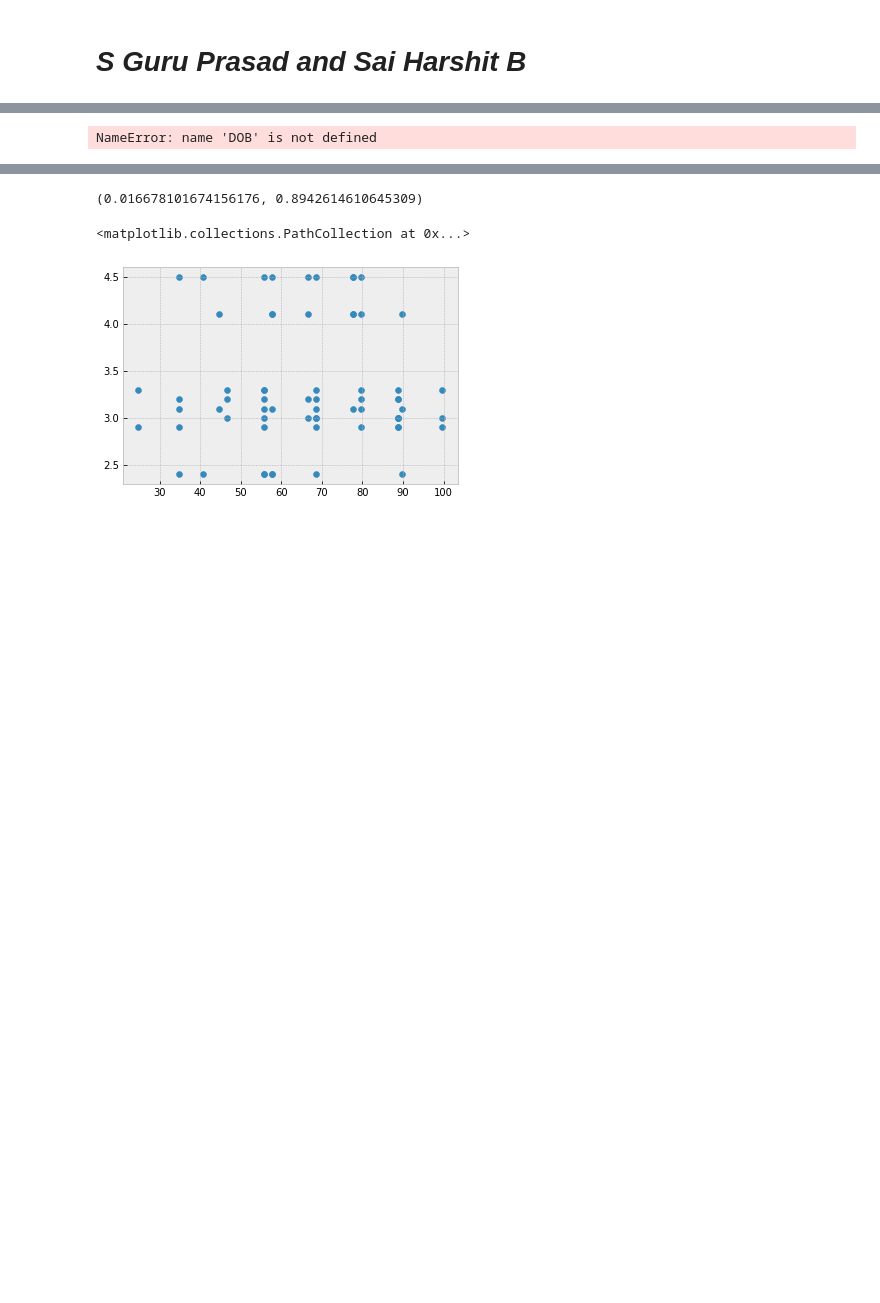
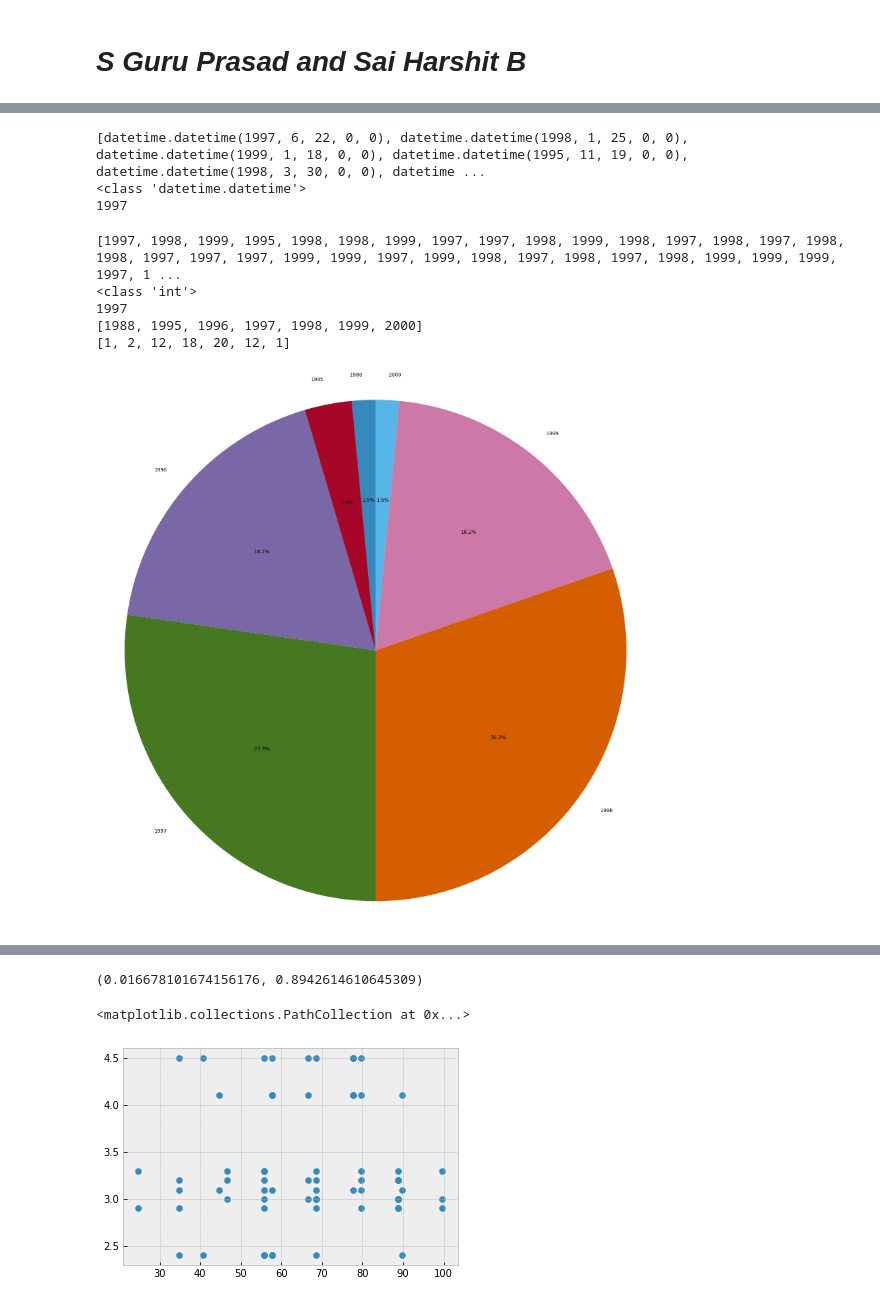
Before and after one commit to Guru-Prasad-2002/Open-Course-Data-Analysis, a Jupyter notebook: ML_Assignment.ipynb, the cells around one changed output, grey strips where cells are left out. Saved outputs shown, nothing was run; the diff lists cells and outputs as text; code cells hidden in the pictures; blank space fills up the shorter version.

```diff
--- a/ML_Assignment.ipynb
+++ b/ML_Assignment.ipynb
@@ -208,18 +271,58 @@ for x in DOB:
       flag=1
     yyyy=x[-4:]
     yyyy=int(yyyy)
-    print(yyyy)
     if(flag==0):
       mm=get_month_no(x[2:-5])
     else:
       mm=get_month_no(x[3:-5])
-      print(mm)
     elem=datetime.datetime(yyyy,mm,dd)
     Bday.append(elem)
 print(Bday)
 print(type(Bday[12]))
 print(Bday[0].year)
-# DOB.__dir__()
+# From Bday get list of all the years
 # %% [output]
-NameError: name 'DOB' is not defined
+[datetime.datetime(1997, 6, 22, 0, 0), datetime.datetime(1998, 1, 25, 0, 0), datetime.datetime(1999, 1, 18, 0, 0), datetime.datetime(1995, 11, 19, 0, 0), datetime.datetime(1998, 3, 30, 0, 0), datetime ...
+<class 'datetime.datetime'>
+1997
+# %%
+# Genreal PIE Chart syntax
+plt.style.use("bmh")
+Year=[]
+for x in Bday:
+    Year.append(x.year)
+print(Year)
+print(type(Year[0]))
+print(Year[0])
+# Get unique year values and store it in a list called labels and sort it in ascending order
+labels=[]
+for x in Year:
+    if(x not in labels):
+      labels.append(x)
+labels.sort()
+print(labels)
+# Get the count of each unique year and store it in a list called sizes
+sizes=[]
+for x in labels:
+    count=0
+    for y in Year:
+        if(x==y):
+            count+=1
+    sizes.append(count)
+print(sizes)
+# Plot the pie chart using labels and sizes list and display the percentage of each year
+plt.figure(figsize=(20,20))
+plt.pie(sizes,labels=labels,autopct='%1.1f%%',startangle=90)
+plt.axis('equal')
+plt.show()
+# INFERENCE
+# Most of the students are born in 1998
+# More than 90 percent of students are born between 1996 and 1999
+# %% [output]
+[1997, 1998, 1999, 1995, 1998, 1998, 1999, 1997, 1997, 1998, 1999, 1998, 1997, 1998, 1997, 1998, 1998, 1997, 1997, 1997, 1999, 1999, 1997, 1999, 1998, 1997, 1998, 1997, 1998, 1999, 1999, 1999, 1997, 1 ...
+<class 'int'>
+1997
+[1988, 1995, 1996, 1997, 1998, 1999, 2000]
+[1, 2, 12, 18, 20, 12, 1]
+[figure, added]
 # %%
```
Also changed, not shown: parts of 13 cells of this notebook.
